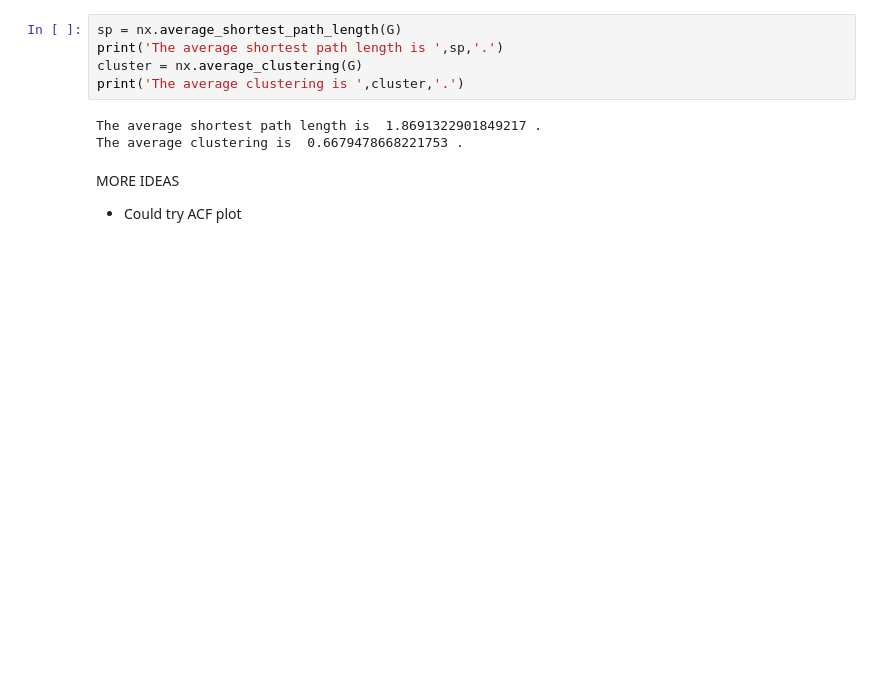
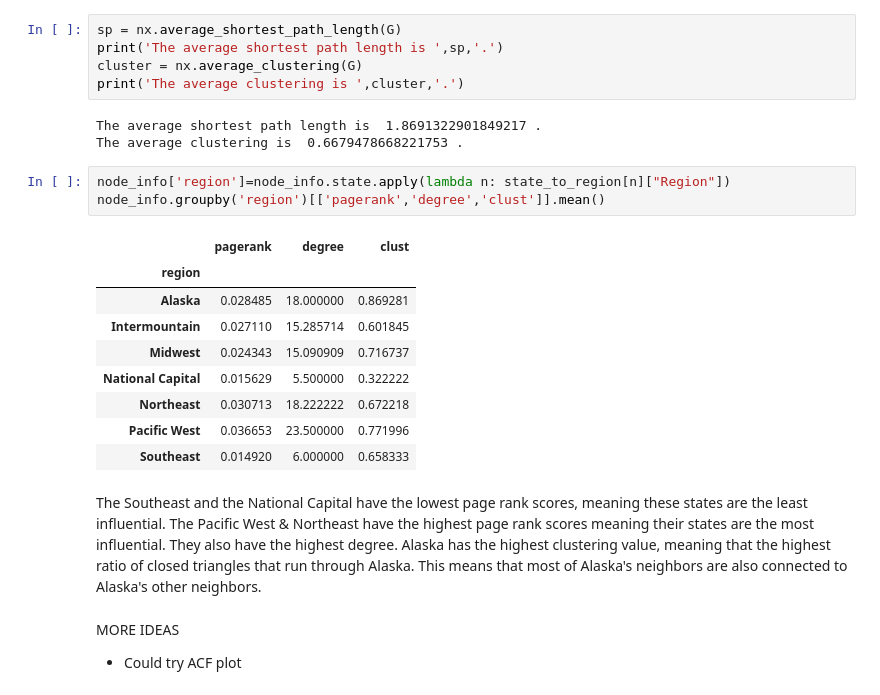
Before and after one commit to scmcqueen/NationalParksDataMining, a Jupyter notebook: state_similarity.ipynb, the cells around one changed output. Saved outputs shown, nothing was run; the diff lists cells and outputs as text; blank space fills up the shorter version.

Commit message:
clustering write up

```diff
--- a/state_similarity.ipynb
+++ b/state_similarity.ipynb
@@ -431,6 +431,21 @@ print('The average clustering is ',cluster,'.')
 # %% [output]
 The average shortest path length is  1.8691322901849217 .
 The average clustering is  0.6679478668221753 .
+# %%
+node_info['region']=node_info.state.apply(lambda n: state_to_region[n]["Region"])
+node_info.groupby('region')[['pagerank','degree','clust']].mean()
+# %% [output]
+|  | pagerank | degree | clust |
+| region |  |  |  |
+| Alaska | 0.028485 | 18.000000 | 0.869281 |
+| Intermountain | 0.027110 | 15.285714 | 0.601845 |
+| Midwest | 0.024343 | 15.090909 | 0.716737 |
+| National Capital | 0.015629 | 5.500000 | 0.322222 |
+| Northeast | 0.030713 | 18.222222 | 0.672218 |
+| Pacific West | 0.036653 | 23.500000 | 0.771996 |
+| Southeast | 0.014920 | 6.000000 | 0.658333 |
+# %% [markdown]
+The Southeast and the National Capital have the lowest page rank scores, meaning these states are the least influential. The Pacific West & Northeast have the highest page rank scores meaning their states are the most influential. They also have the highest degree. Alaska has the highest clustering value, meaning that the highest ratio of closed triangles that run through Alaska. This means that most of Alaska's neighbors are also connected to Alaska's other neighbors.
 # %% [markdown]
 MORE IDEAS
 * Could try ACF plot
```
